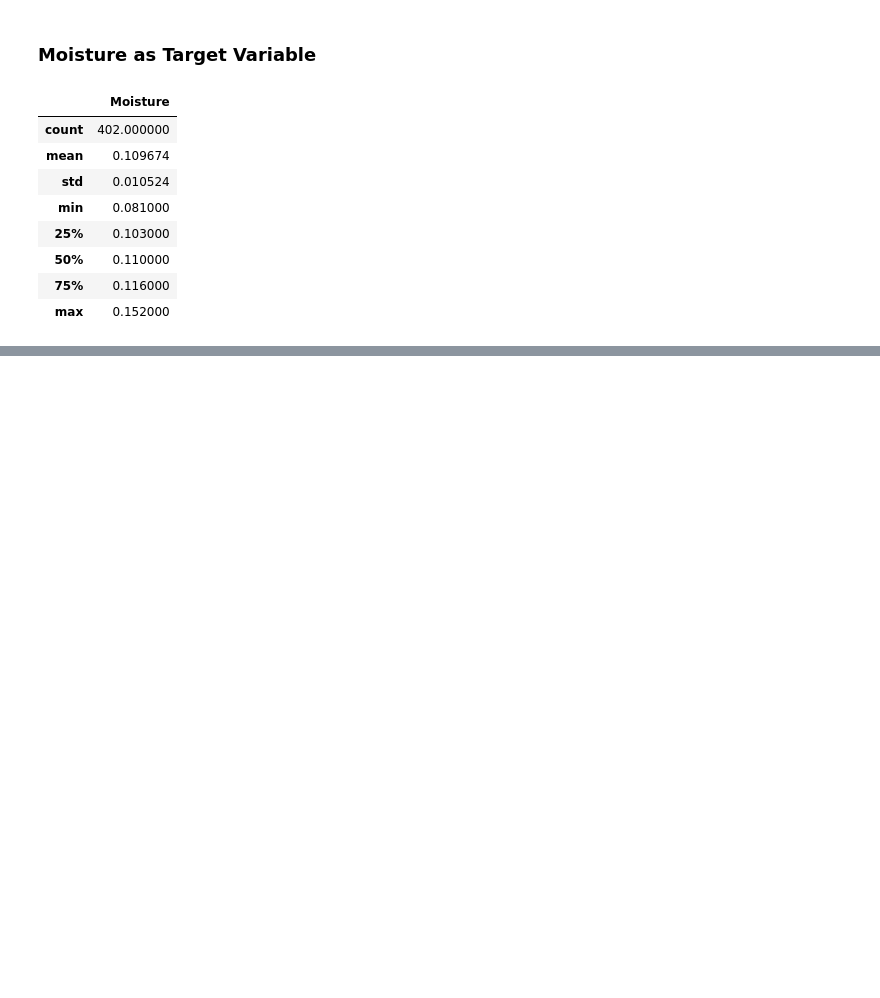
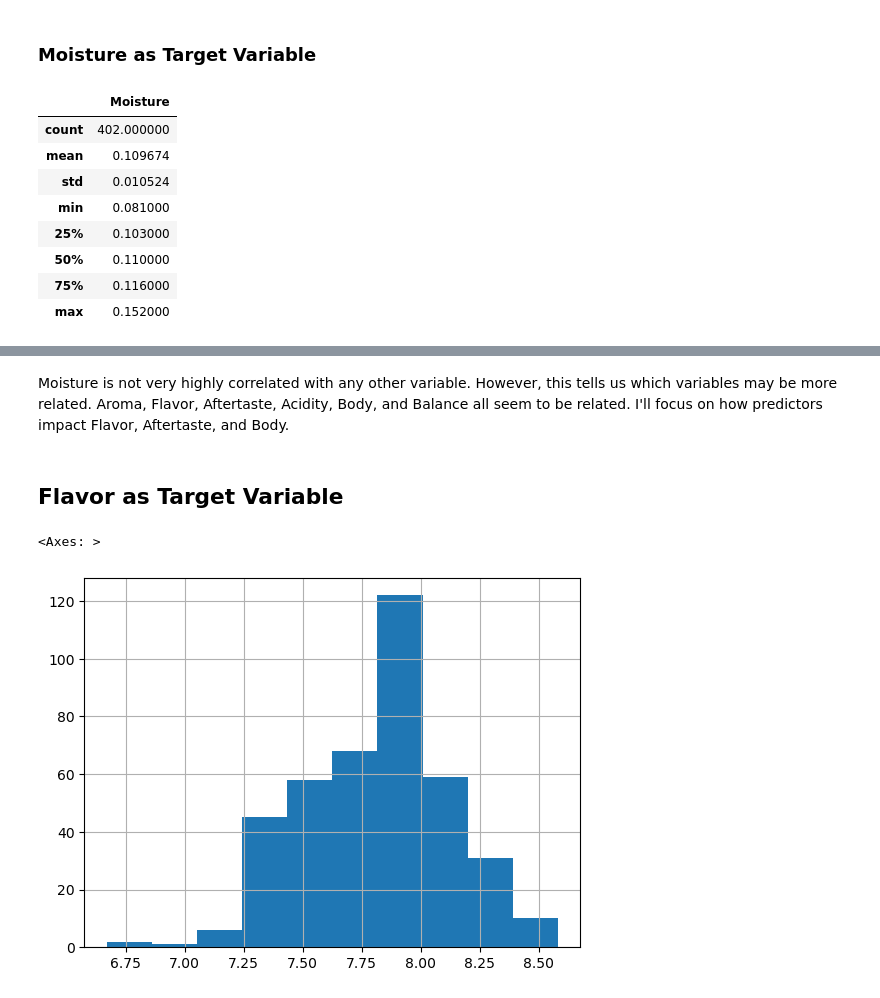
Before and after one commit to ashritakodali/coffee_quality_analysis, a Jupyter notebook: linear_regression.ipynb, the cells around one changed output, grey strips where cells are left out. Cells and saved outputs as stored; diff of their text form; code cells hidden in the pictures; blank space fills up the shorter version.

```diff
--- a/linear_regression.ipynb
+++ b/linear_regression.ipynb
@@ -65,0 +103,13 @@ coffee[['Moisture']].describe()
+# %% [markdown]
+Moisture is not very highly correlated with any other variable. However, this tells us which variables may be more related. Aroma, Flavor, Aftertaste, Acidity, Body, and Balance all seem to be related. I'll focus on how predictors impact Flavor, Aftertaste, and Body.
+# %%
+# Create df for numeric variables of interest
+
+good = coffee[['Aroma', 'Flavor', 'Aftertaste', 'Acidity', 'Body', 'Balance']]
+# %% [markdown]
+## Flavor as Target Variable
+# %%
+good['Flavor'].hist()
+# %% [output]
+<Axes: >
+[figure, added]
```
Also changed, not shown: parts of 24 cells of this notebook.
